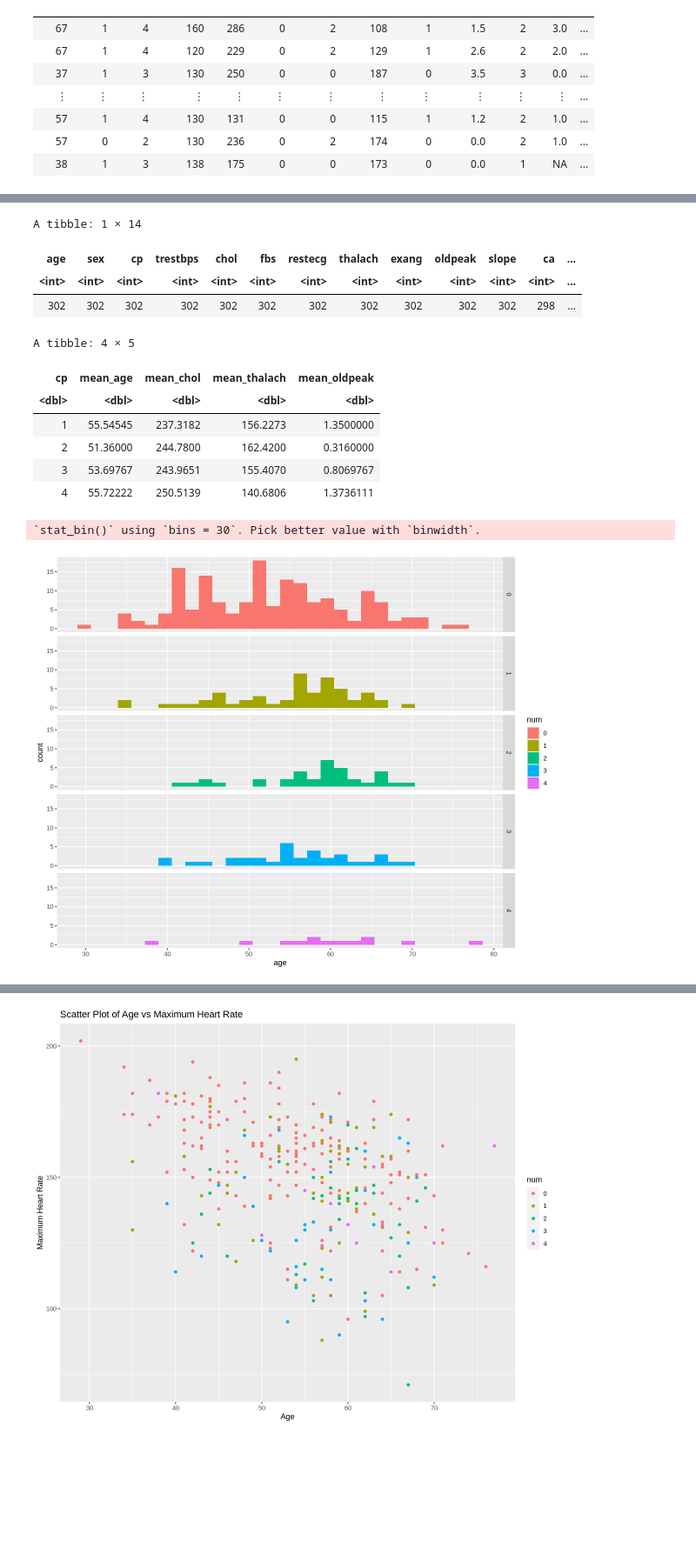
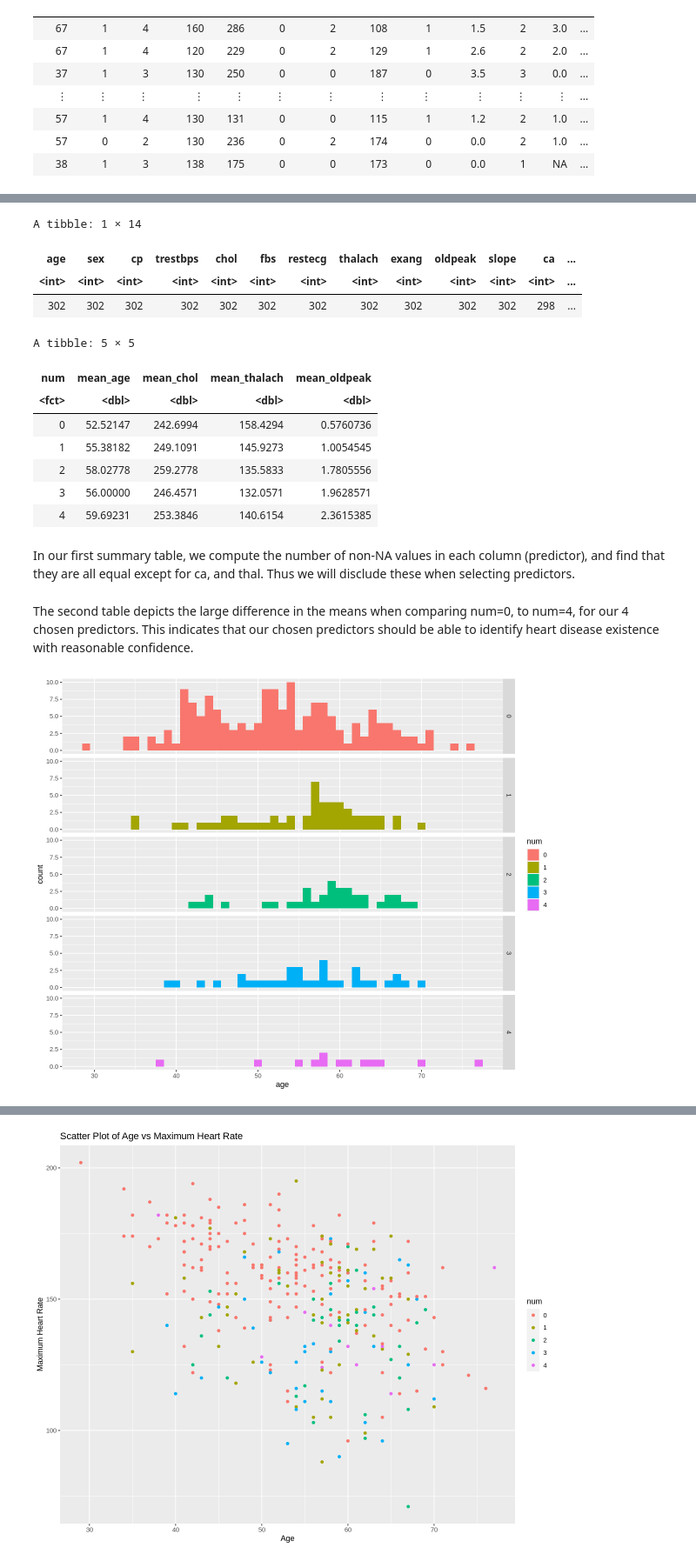
Before and after one commit to Dedoria/project_006_19, a Jupyter notebook: project_report.ipynb, the cells around one changed output, grey strips where cells are left out. Shown: that part at 87% size. Saved outputs shown, nothing was run; the diff lists cells and outputs as text; code cells hidden in the pictures; blank space fills up the shorter version.

```diff
--- a/project_report.ipynb
+++ b/project_report.ipynb
@@ -66,7 +87,7 @@ heart_summary <- heart_data |>
 heart_summary
 
 mean_variables <- heart_data |>
-    group_by(cp) |>
+    group_by(num) |>
     summarize(mean_age=mean(age, na.rm=TRUE),
              mean_chol=mean(chol, na.rm=TRUE),
              mean_thalach=mean(thalach, na.rm=TRUE),
@@ -77,22 +98,26 @@ A tibble: 1 × 14
 | age | sex | cp | trestbps | chol | fbs | restecg | thalach | exang | oldpeak | slope | ca | ... |
 | <int> | <int> | <int> | <int> | <int> | <int> | <int> | <int> | <int> | <int> | <int> | <int> | ... |
 | 302 | 302 | 302 | 302 | 302 | 302 | 302 | 302 | 302 | 302 | 302 | 298 | ... |
-A tibble: 4 × 5
+A tibble: 5 × 5
-| cp | mean_age | mean_chol | mean_thalach | mean_oldpeak |
-| <dbl> | <dbl> | <dbl> | <dbl> | <dbl> |
-| 1 | 55.54545 | 237.3182 | 156.2273 | 1.3500000 |
-| 2 | 51.36000 | 244.7800 | 162.4200 | 0.3160000 |
-| 3 | 53.69767 | 243.9651 | 155.4070 | 0.8069767 |
-| 4 | 55.72222 | 250.5139 | 140.6806 | 1.3736111 |
+| num | mean_age | mean_chol | mean_thalach | mean_oldpeak |
+| <fct> | <dbl> | <dbl> | <dbl> | <dbl> |
+| 0 | 52.52147 | 242.6994 | 158.4294 | 0.5760736 |
+| 1 | 55.38182 | 249.1091 | 145.9273 | 1.0054545 |
+| 2 | 58.02778 | 259.2778 | 135.5833 | 1.7805556 |
+| 3 | 56.00000 | 246.4571 | 132.0571 | 1.9628571 |
+| 4 | 59.69231 | 253.3846 | 140.6154 | 2.3615385 |
+# %% [markdown]
+In our first summary table, we compute the number of non-NA values in each column (predictor), and find that they are all equal except for ca, and thal. Thus we will disclude these when selecting predictors.
+# %% [markdown]
+The second table depicts the large difference in the means when comparing num=0, to num=4, for our 4 chosen predictors. This indicates that our chosen predictors should be able to identify heart disease existence with reasonable confidence.
 # %%
 options(repr.plot.width = 10, repr.plot.height = 8)
 
 age_hist <- ggplot(heart_data, aes(x = age, fill = num)) +
-    geom_histogram(position = "identity") +
+    geom_histogram(position = "identity", binwidth=1) +
     facet_grid(rows = vars(num))
 
 age_hist
 # %% [output]
-`stat_bin()` using `bins = 30`. Pick better value with `binwidth`.
-[figure, old version]
+[figure, new version]
 # %% [markdown]
```
Also changed, not shown: parts of 7 cells of this notebook.
